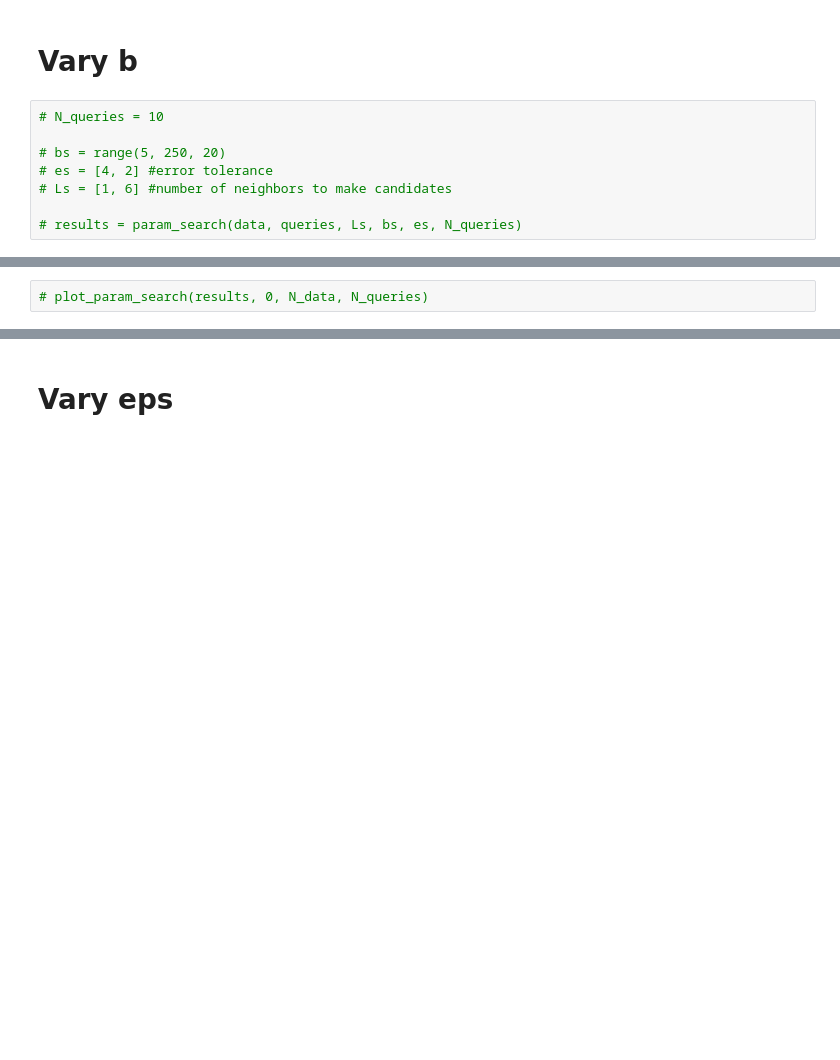
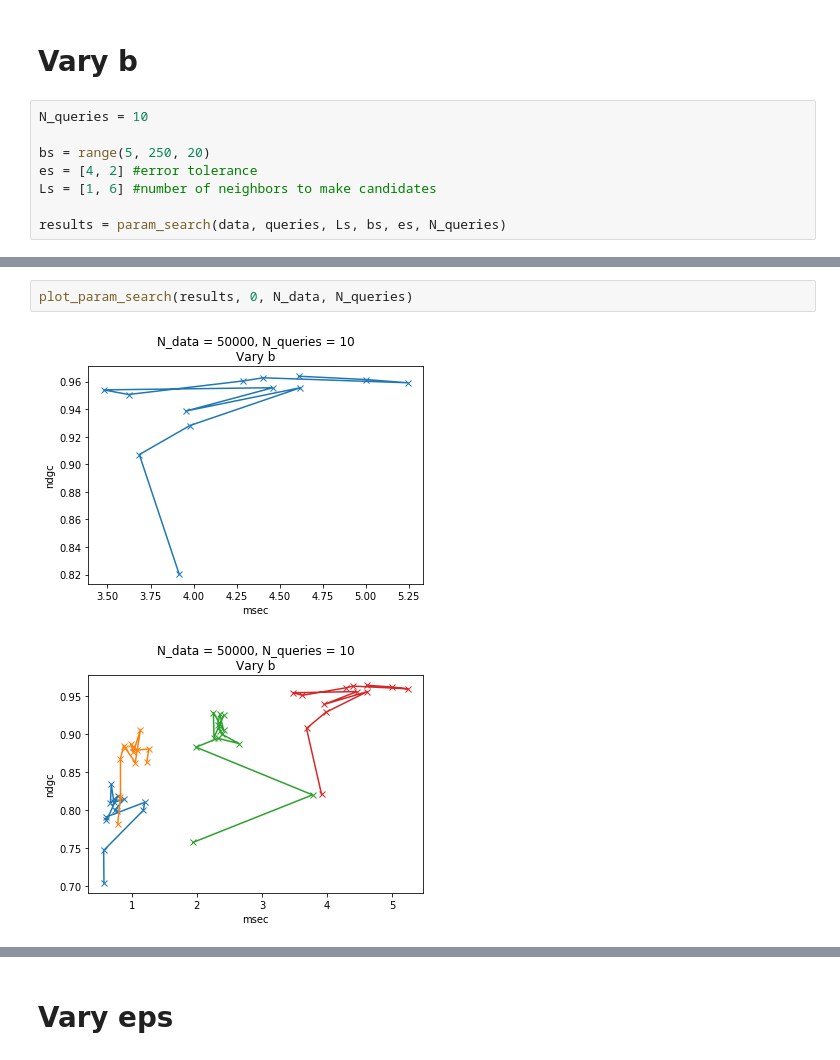
Before and after one commit to davidtag/cs166-project, a Jupyter notebook: experiment_gridsearch-50k.ipynb, the cells around one changed output, grey strips where cells are left out. Saved outputs shown, nothing was run; the diff lists cells and outputs as text; blank space fills up the shorter version.

```diff
--- a/experiment_gridsearch-50k.ipynb
+++ b/experiment_gridsearch-50k.ipynb
@@ -65,10 +65,10 @@ Optimal points
 # %% [markdown]
 # Vary b
 # %%
-# N_queries = 10
+N_queries = 10
 
-# bs = range(5, 250, 20)
-# es = [4, 2] #error tolerance
-# Ls = [1, 6] #number of neighbors to make candidates
+bs = range(5, 250, 20)
+es = [4, 2] #error tolerance
+Ls = [1, 6] #number of neighbors to make candidates
 
-# results = param_search(data, queries, Ls, bs, es, N_queries)
+results = param_search(data, queries, Ls, bs, es, N_queries)
@@ -75,2 +93,5 @@ Optimal points
 # %%
-# plot_param_search(results, 0, N_data, N_queries)
+plot_param_search(results, 0, N_data, N_queries)
+# %% [output]
+[figure, added]
+[figure, added]
```
Also changed, not shown: parts of 2 cells of this notebook, 2 other files.
